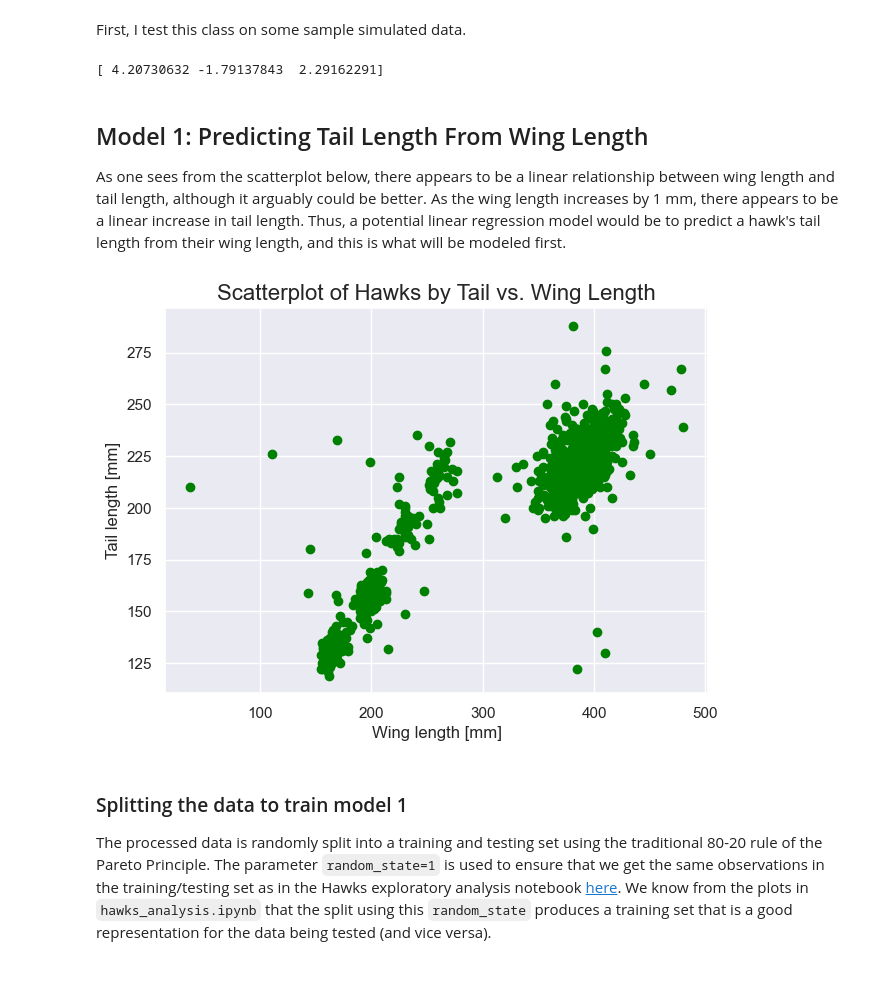
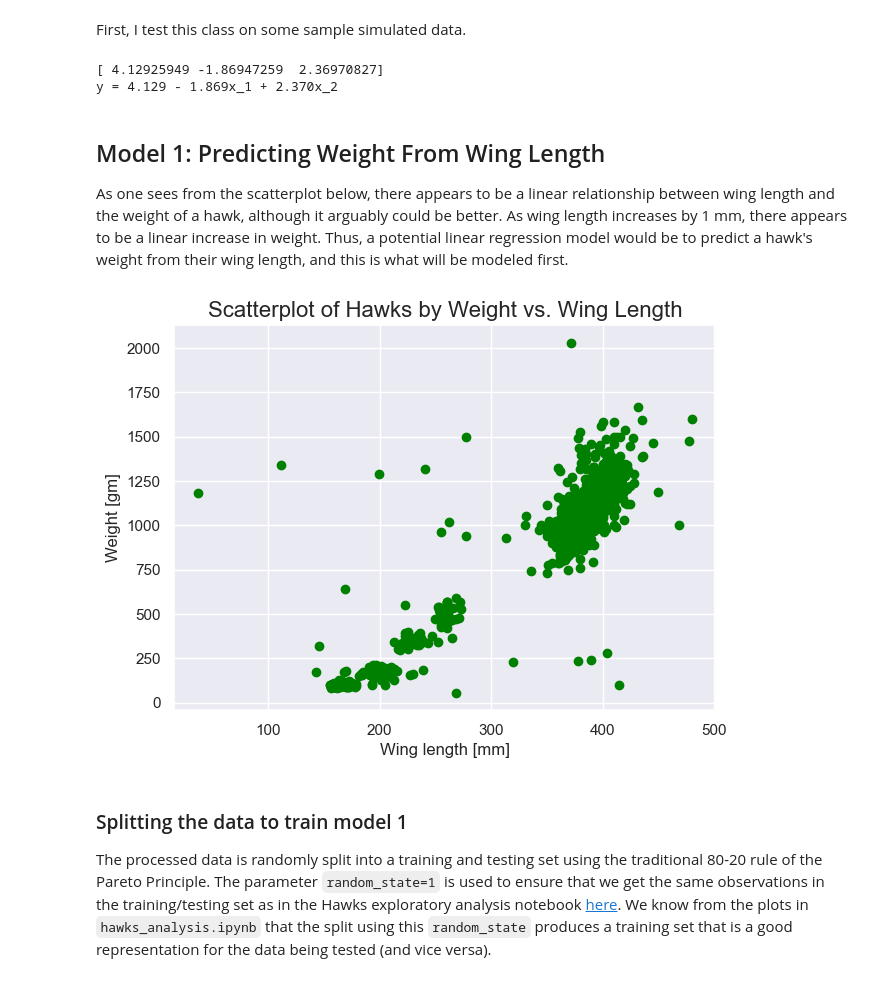
Before and after one commit to kary5678/INDE-577, a Jupyter notebook: supervised-learning/linear_regression/linear_regression.ipynb, the cells around one changed output. Drawn from its saved outputs; the diff is of its cells as text; code cells hidden in the pictures.

```diff
--- a/supervised-learning/linear_regression/linear_regression.ipynb
+++ b/supervised-learning/linear_regression/linear_regression.ipynb
@@ -111,25 +138,27 @@ First, I test this class on some sample simulated data.
 X = np.array([[1,2], [3,4], [5,6]])
 y = np.array([7, 8, 9])
 
-lin_model = LinearRegression()
+lin_model = MyLinearRegression()
 lin_model.train(X, y, 0.01, 1000)
 
 print(lin_model.weights) # prints the model parameters
+print(lin_model.equation) # prints the model in equation form
 # %% [output]
-[ 4.20730632 -1.79137843  2.29162291]
+[ 4.12925949 -1.86947259  2.36970827]
+y = 4.129 - 1.869x_1 + 2.370x_2
 # %% [markdown]
-## Model 1: Predicting Tail Length From Wing Length
+## Model 1: Predicting Weight From Wing Length
 
-As one sees from the scatterplot below, there appears to be a linear relationship between wing length and tail length, although it arguably could be better. As the wing length increases by 1 mm, there appears to be a linear increase in tail length. Thus, a potential linear regression model would be to predict a hawk's tail length from their wing length, and this is what will be modeled first.
+As one sees from the scatterplot below, there appears to be a linear relationship between wing length and the weight of a hawk, although it arguably could be better. As wing length increases by 1 mm, there appears to be a linear increase in weight. Thus, a potential linear regression model would be to predict a hawk's weight from their wing length, and this is what will be modeled first.
 # %%
 plt.figure(figsize = (7, 5))
-plt.scatter(hawks.Wing, hawks.Tail, color = "green")
-plt.title("Scatterplot of Hawks by Tail vs. Wing Length", fontsize = 16)
+plt.scatter(hawks.Wing, hawks.Weight, color = "green")
+plt.title("Scatterplot of Hawks by Weight vs. Wing Length", fontsize = 16)
 plt.xlabel("Wing length [mm]", fontsize = 12)
-plt.ylabel("Tail length [mm]", fontsize = 12)
+plt.ylabel("Weight [gm]", fontsize = 12)
 plt.show()
 # %% [output]
-[figure, old version]
+[figure, new version]
 # %% [markdown]
 ### Splitting the data to train model 1
 
```
Also changed, not shown: parts of 24 cells of this notebook.
